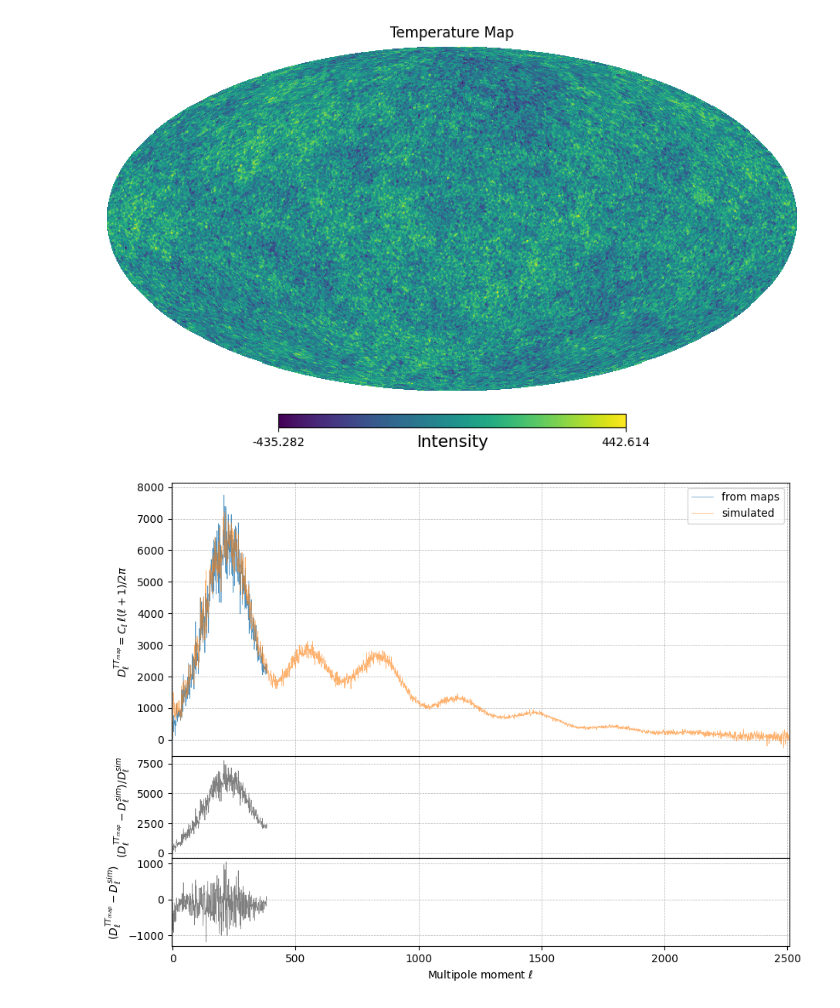
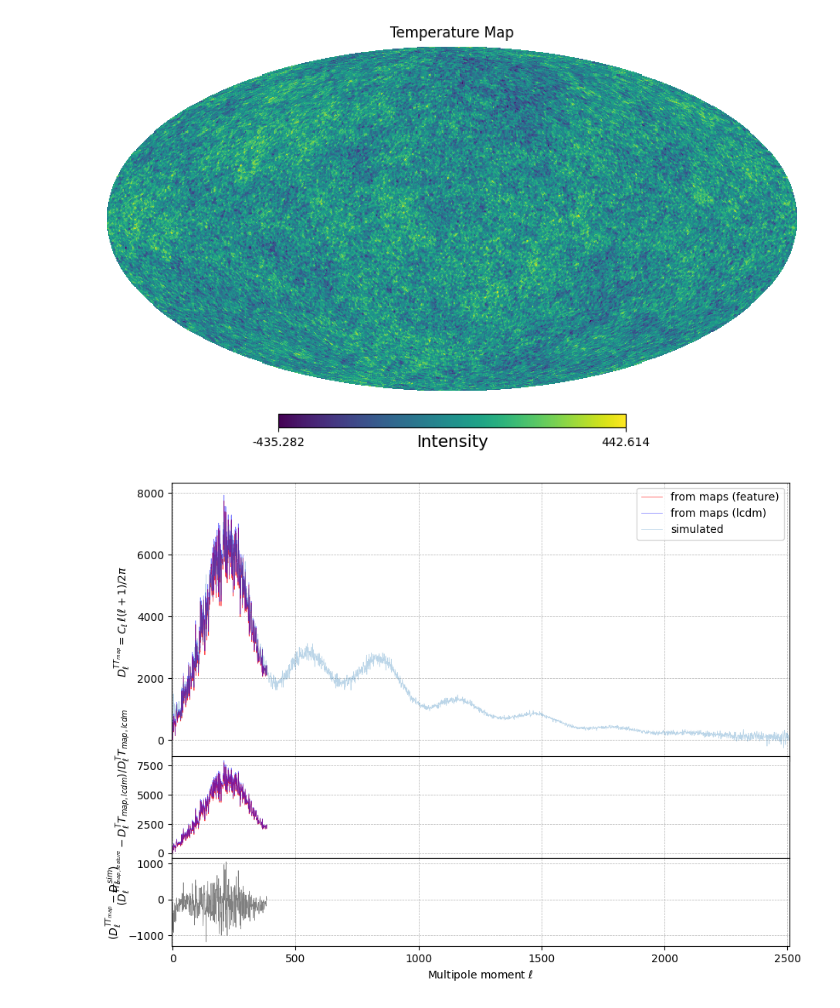
Before and after one commit to SkyExplain/SkySimulation, a Jupyter notebook: Notebooks/Loss_info_Nside218.ipynb, the cells around one changed output. Cells and saved outputs as stored; diff of their text form; code cells hidden in the pictures.

```diff
--- a/Notebooks/Loss_info_Nside218.ipynb
+++ b/Notebooks/Loss_info_Nside218.ipynb
@@ -16,7 +16,8 @@ Current working directory: /mnt/lustre/scratch/nlsas/home/csic/eoy/ioj/CMBFeatur
 # %%
 from CMBFeatureNet import read_map
 test_path = "./simulated_maps/"
-map_temp_data = read_map(test_path + 'tests_NSIDE128/cmb_map_feature_0.fits')
+map_temp_data_feature = read_map(test_path + 'tests_NSIDE128/cmb_map_feature_0.fits')
+map_temp_data_lcdm = read_map(test_path + 'tests_NSIDE128/cmb_map_0.fits')
 # %% [output]
 Filename: ./simulated_maps/tests_NSIDE128/cmb_map_feature_0.fits
 No.    Name      Ver    Type      Cards   Dimensions   Format
@@ -52,47 +60,51 @@ simulated_dlstt = np.loadtxt('./simulated_data/simulated_ang_power_spectra/dlstt
 #simulated_dlsee = np.loadtxt('./simulated_data/simulated_ang_power_spectra/dlsee_lcdm_0.csv', delimiter=',')
 # %%
 # Combine maps into an input list
-maps = [map_temp_data]
 
 # Compute the power spectra
-cl_tt_map = hp.anafast(map_temp_data, pol=True)
+cl_tt_map_feature = hp.anafast(map_temp_data_feature, pol=True)
+cl_tt_map_lcdm = hp.anafast(map_temp_data_lcdm, pol=True)
 # %%
 ell = np.arange(len(simulated_dlstt[1]))
 #lmax = len(cl_tt_map)
-lmax = len(cl_tt_map)
+lmax = len(cl_tt_map_lcdm)
 
 fig = plt.figure(figsize=(10, 6))
 
 #Upper plot (Power Spectrum)
 frame1 = fig.add_axes((.1, .4, .8, .6))
-frame1.plot(ell[:lmax], Dls(ell[:lmax], cl_tt_map)[:lmax],
-            label='from maps', linewidth=0.5, alpha=0.8)
+frame1.plot(ell[:lmax], Dls(ell[:lmax], cl_tt_map_feature)[:lmax],
+            label='from maps (feature)', linewidth=0.5, alpha=0.8, color='red')
+frame1.plot(ell[:lmax], Dls(ell[:lmax], cl_tt_map_lcdm)[:lmax],
+            label='from maps (lcdm)', linewidth=0.5, alpha=0.5, color='blue')
 frame1.plot(ell, simulated_dlstt[1],
-            label='simulated', linewidth=0.5, alpha=0.6)
+            label='simulated', linewidth=0.5, alpha=0.3)
 frame1.set_xlabel(r'Multipole moment $\ell$')
 frame1.set_ylabel(r'$D_\ell^{TT_{map}}=C_\ell \, \ell(\ell+1)/2\pi$')
 frame1.set_xlim(-5, len(simulated_dlstt[1]))
 frame1.tick_params(axis='x', labelsize=0.1)
 frame1.grid(True, which='both', linestyle='--', linewidth=0.5)
 frame1.legend()
 
 #Lower plots (Difference)
 frame2 = fig.add_axes((.1, .19, .8, .22), sharex=frame1)
-diff = (Dls(ell[:lmax], cl_tt_map) - simulated_dlstt[1][:lmax] / simulated_dlstt[1][:lmax])
-frame2.plot(ell[:lmax], diff, label='Percentage difference', linewidth=0.5, color='gray')
+diff1 = (Dls(ell[:lmax], cl_tt_map_feature) - simulated_dlstt[1][:lmax] / simulated_dlstt[1][:lmax])
+diff2 = (Dls(ell[:lmax], cl_tt_map_lcdm) - simulated_dlstt[1][:lmax] / simulated_dlstt[1][:lmax])
+frame2.plot(ell[:lmax], diff1, label='Percentage difference feature', linewidth=0.5, color='red', alpha=0.8)
+frame2.plot(ell[:lmax], diff2, label='Percentage difference lcdm', linewidth=0.5, color='blue', alpha=0.5)
 frame2.set_xlabel(r'Multipole moment $\ell$')
-frame2.set_ylabel(r'$(D_\ell^{TT_{map}} - D_\ell^{sim}) / D_\ell^{sim}$')
+frame2.set_ylabel(r'$(D_\ell^{TT_{map,feature}} - D_\ell^TT_{map,lcdm}) / D_\ell^TT_{map,lcdm}$')
 frame2.tick_params(axis='x', labelsize=0.1)
 frame2.grid(True, which='both', linestyle='--', linewidth=0.5)
 
 frame3 = fig.add_axes((.1, 0., .8, 0.19), sharex=frame1)
-diff = (Dls(ell[:lmax], cl_tt_map) - simulated_dlstt[1][:lmax])
+diff = (Dls(ell[:lmax], cl_tt_map_feature) - simulated_dlstt[1][:lmax])
 frame3.plot(ell[:lmax], diff, label='Percentage difference', linewidth=0.5, color='gray')
 frame3.set_xlabel(r'Multipole moment $\ell$')
 frame3.set_ylabel(r'$(D_\ell^{TT_{map}} - D_\ell^{sim})$')
 frame3.tick_params(axis='x', labelsize=10)
 frame3.grid(True, which='both', linestyle='--', linewidth=0.5)
 
 plt.show()
 # %% [output]
-[figure, old version]
+[figure, new version]
```
Also changed, not shown: parts of 6 cells of this notebook.
